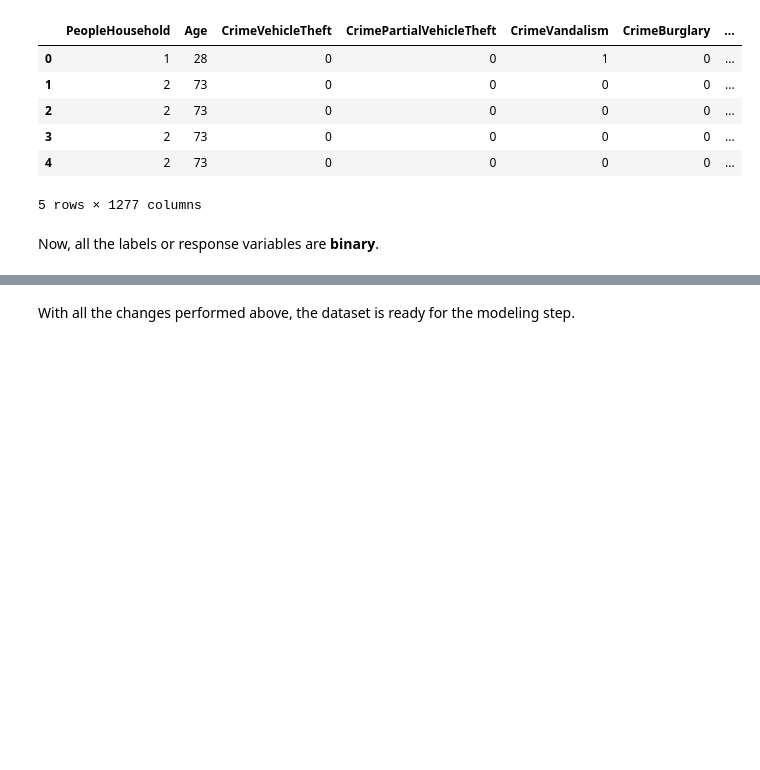
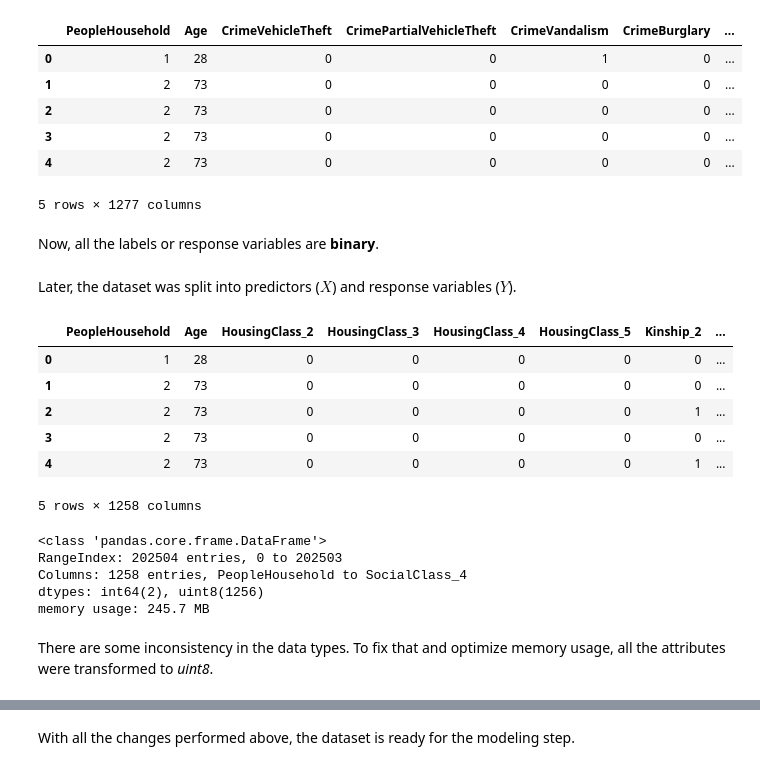
Before and after one commit to DanielEduardoLopez/CrimePredictionMX, a Jupyter notebook: CrimePredictionMX.ipynb, the cells around one changed output, grey strips where cells are left out. Saved outputs shown, nothing was run; the diff lists cells and outputs as text; code cells hidden in the pictures; blank space fills up the shorter version.

```diff
--- a/CrimePredictionMX.ipynb
+++ b/CrimePredictionMX.ipynb
@@ -1866,3 +1868,5 @@ dataset.head()
 5 rows × 1277 columns
 # %% [markdown]
 Now, all the labels or response variables are **binary**.
+# %% [markdown]
+Later, the dataset was split into predictors ($X$) and response variables ($Y$).
@@ -1868,0 +1876,20 @@ Now, all the labels or response variables are **binary**.
+# %%
+X.head()
+# %% [output]
+|  | PeopleHousehold | Age | HousingClass_2 | HousingClass_3 | HousingClass_4 | HousingClass_5 | Kinship_2 | ... |
+| 0 | 1 | 28 | 0 | 0 | 0 | 0 | 0 | ... |
+| 1 | 2 | 73 | 0 | 0 | 0 | 0 | 0 | ... |
+| 2 | 2 | 73 | 0 | 0 | 0 | 0 | 1 | ... |
+| 3 | 2 | 73 | 0 | 0 | 0 | 0 | 0 | ... |
+| 4 | 2 | 73 | 0 | 0 | 0 | 0 | 1 | ... |
+5 rows × 1258 columns
+# %%
+X.info()
+# %% [output]
+<class 'pandas.core.frame.DataFrame'>
+RangeIndex: 202504 entries, 0 to 202503
+Columns: 1258 entries, PeopleHousehold to SocialClass_4
+dtypes: int64(2), uint8(1256)
+memory usage: 245.7 MB
+# %% [markdown]
+There are some inconsistency in the data types. To fix that and optimize memory usage, all the attributes were transformed to *uint8*.
```
Also changed, not shown: parts of 10 cells of this notebook.
